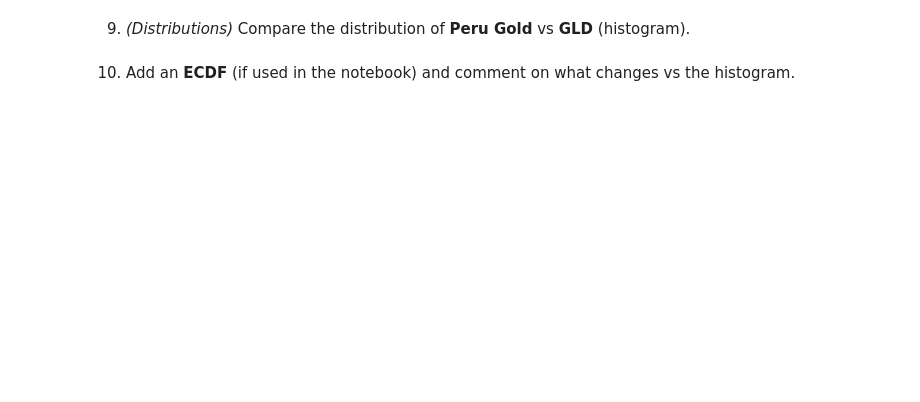
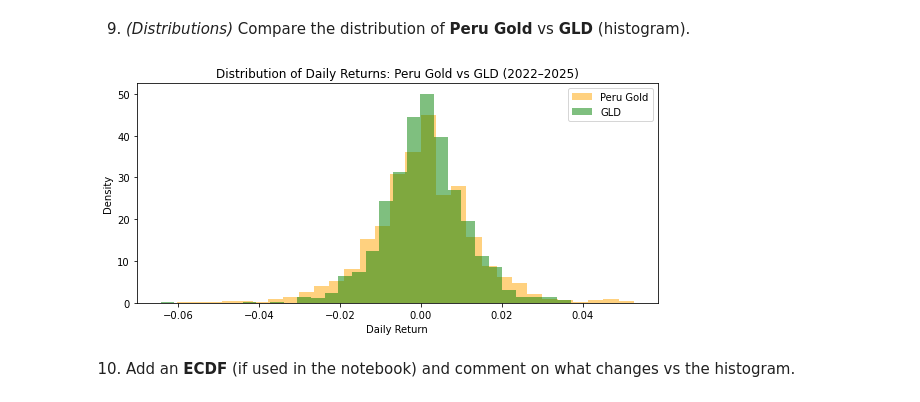
Before and after one commit to anzonyquispe/Python-for-Finance, a Jupyter notebook: homeworks/Assignment_3/Group 8/group_8_ass_3_2026.ipynb, the cells around one changed output. Cells and saved outputs as stored; diff of their text form; code cells hidden in the pictures; blank space fills up the shorter version.

```diff
--- a/homeworks/Assignment_3/Group 8/group_8_ass_3_2026.ipynb
+++ b/homeworks/Assignment_3/Group 8/group_8_ass_3_2026.ipynb
@@ -146,4 +204,31 @@ np.False_
 # %% [markdown]
 9. *(Distributions)* Compare the distribution of **Peru Gold** vs **GLD** (histogram).
+# %%
+# Compute daily returns for Peru gold
+peru_w['gold_ret'] = peru_w['gold'].pct_change()
+
+# Extract GLD returns from usa_tidy
+gld_ret = usa_tidy.loc[usa_tidy['ticker'] == 'GLD', 'ret']
+
+# Drop NaN values
+peru_gold_ret = peru_w['gold_ret'].dropna()
+gld_ret = gld_ret.dropna()
+# %%
+plt.figure(figsize=(8,4))
+
+# Histogram for Peru gold
+plt.hist(peru_gold_ret, bins=30, alpha=0.5, density=True, label='Peru Gold', color='orange')
+
+# Histogram for GLD
+plt.hist(gld_ret, bins=30, alpha=0.5, density=True, label='GLD', color='green')
+
+plt.title('Distribution of Daily Returns: Peru Gold vs GLD (2022–2025)')
+plt.xlabel('Daily Return')
+plt.ylabel('Density')
+plt.legend()
+plt.tight_layout()
+plt.show()
+# %% [output]
+[figure, added]
 # %% [markdown]
 10. Add an **ECDF** (if used in the notebook) and comment on what changes vs the histogram.
```
Also changed, not shown: parts of 9 cells of this notebook.
